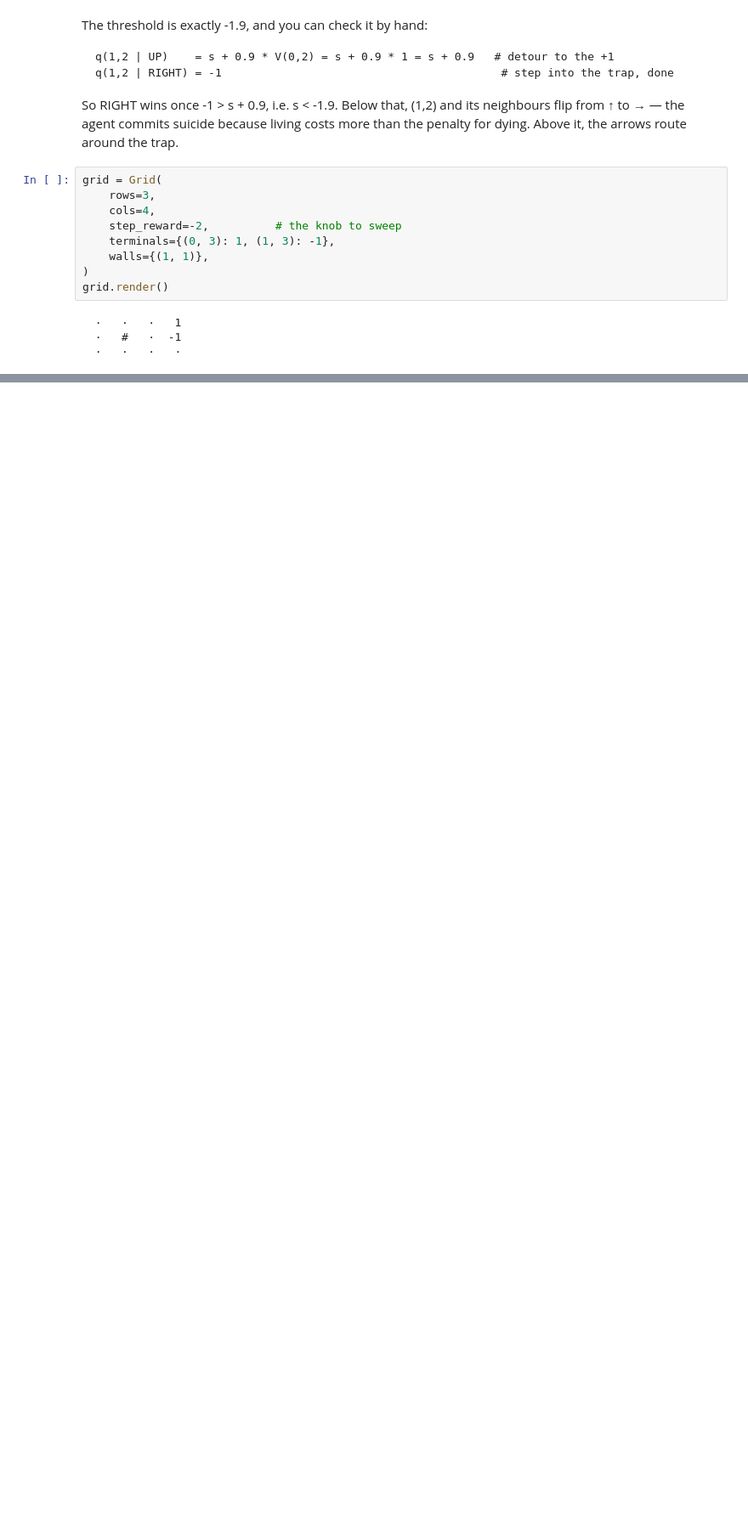
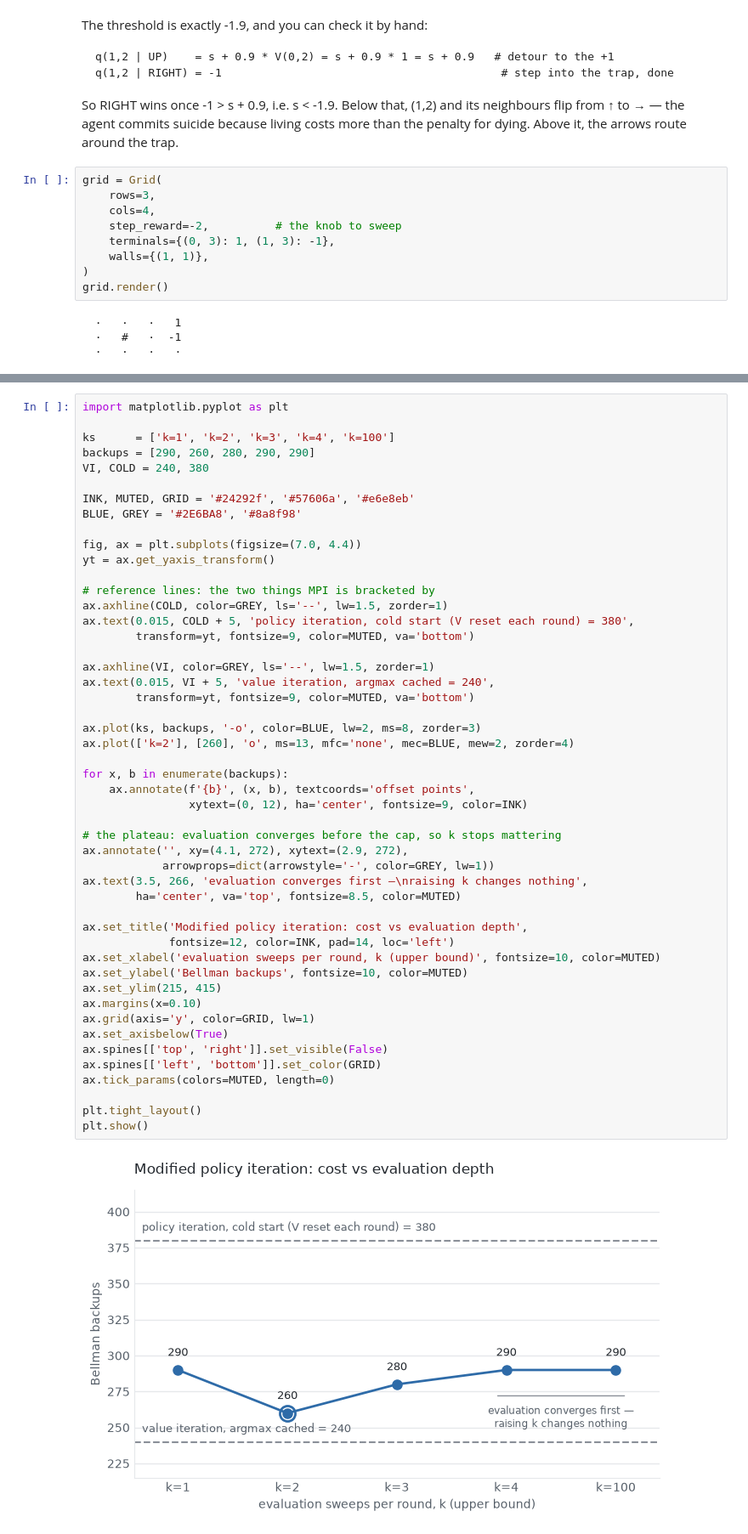
Before and after one commit to rgsk/ml-tracks, a Jupyter notebook: nb/rl/handwritten/value_and_policy_iteration.ipynb, the cells around one changed output, grey strips where cells are left out. Shown at 85% size. Drawn from its saved outputs; the diff is of its cells as text; blank space fills up the shorter version.

```diff
--- a/nb/rl/handwritten/value_and_policy_iteration.ipynb
+++ b/nb/rl/handwritten/value_and_policy_iteration.ipynb
@@ -883,0 +1086,51 @@ Grid(
+# %%
+import matplotlib.pyplot as plt
+
+ks      = ['k=1', 'k=2', 'k=3', 'k=4', 'k=100']
+backups = [290, 260, 280, 290, 290]
+VI, COLD = 240, 380
+
+INK, MUTED, GRID = '#24292f', '#57606a', '#e6e8eb'
+BLUE, GREY = '#2E6BA8', '#8a8f98'
+
+fig, ax = plt.subplots(figsize=(7.0, 4.4))
+yt = ax.get_yaxis_transform()
+
+# reference lines: the two things MPI is bracketed by
+ax.axhline(COLD, color=GREY, ls='--', lw=1.5, zorder=1)
+ax.text(0.015, COLD + 5, 'policy iteration, cold start (V reset each round) = 380',
+        transform=yt, fontsize=9, color=MUTED, va='bottom')
+
+ax.axhline(VI, color=GREY, ls='--', lw=1.5, zorder=1)
+ax.text(0.015, VI + 5, 'value iteration, argmax cached = 240',
+        transform=yt, fontsize=9, color=MUTED, va='bottom')
+
+ax.plot(ks, backups, '-o', color=BLUE, lw=2, ms=8, zorder=3)
+ax.plot(['k=2'], [260], 'o', ms=13, mfc='none', mec=BLUE, mew=2, zorder=4)
+
+for x, b in enumerate(backups):
+    ax.annotate(f'{b}', (x, b), textcoords='offset points',
+                xytext=(0, 12), ha='center', fontsize=9, color=INK)
+
+# the plateau: evaluation converges before the cap, so k stops mattering
+ax.annotate('', xy=(4.1, 272), xytext=(2.9, 272),
+            arrowprops=dict(arrowstyle='-', color=GREY, lw=1))
+ax.text(3.5, 266, 'evaluation converges first —\nraising k changes nothing',
+        ha='center', va='top', fontsize=8.5, color=MUTED)
+
+ax.set_title('Modified policy iteration: cost vs evaluation depth',
+             fontsize=12, color=INK, pad=14, loc='left')
+ax.set_xlabel('evaluation sweeps per round, k (upper bound)', fontsize=10, color=MUTED)
+ax.set_ylabel('Bellman backups', fontsize=10, color=MUTED)
+ax.set_ylim(215, 415)
+ax.margins(x=0.10)
+ax.grid(axis='y', color=GRID, lw=1)
+ax.set_axisbelow(True)
+ax.spines[['top', 'right']].set_visible(False)
+ax.spines[['left', 'bottom']].set_color(GRID)
+ax.tick_params(colors=MUTED, length=0)
+
+plt.tight_layout()
+plt.show()
+# %% [output]
+[figure, added]
```
Also changed, not shown: parts of 30 cells of this notebook.
